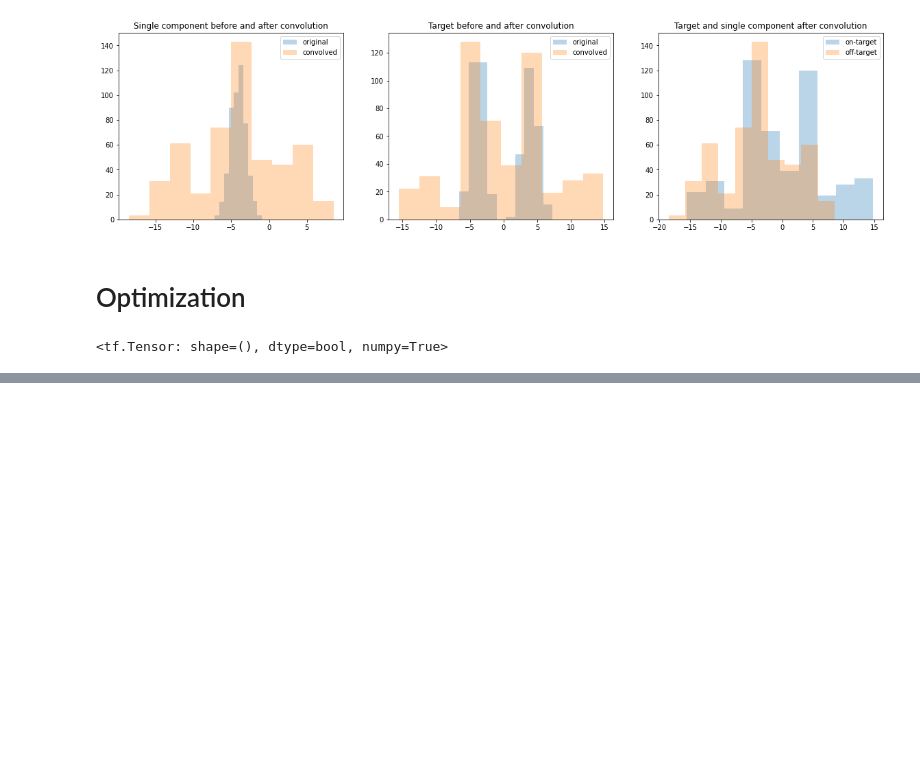
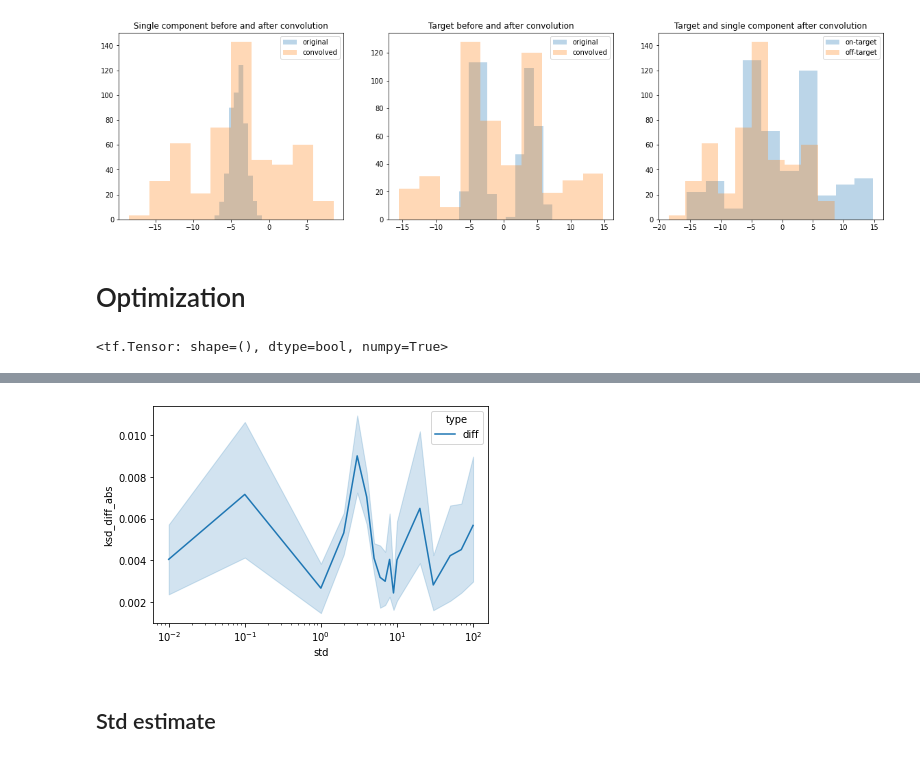
Before and after one commit to XingLLiu/u-stat-high-dim, a Jupyter notebook: find_noise.ipynb, the cells around one changed output, grey strips where cells are left out. Drawn from its saved outputs; the diff is of its cells as text; code cells hidden in the pictures; blank space fills up the shorter version.

```diff
--- a/find_noise.ipynb
+++ b/find_noise.ipynb
@@ -258,0 +415,8 @@ print("best var", tf.exp(log_sigma).numpy()**2)
+# %%
+# abs difference
+sns.lineplot(data=diff_ksd_df, x="std", y="ksd_diff_abs", hue="type")
+plt.xscale("log")
+# %% [output]
+[figure, added]
+# %% [markdown]
+## Std estimate
```
Also changed, not shown: parts of 23 cells of this notebook, 2 other files.
